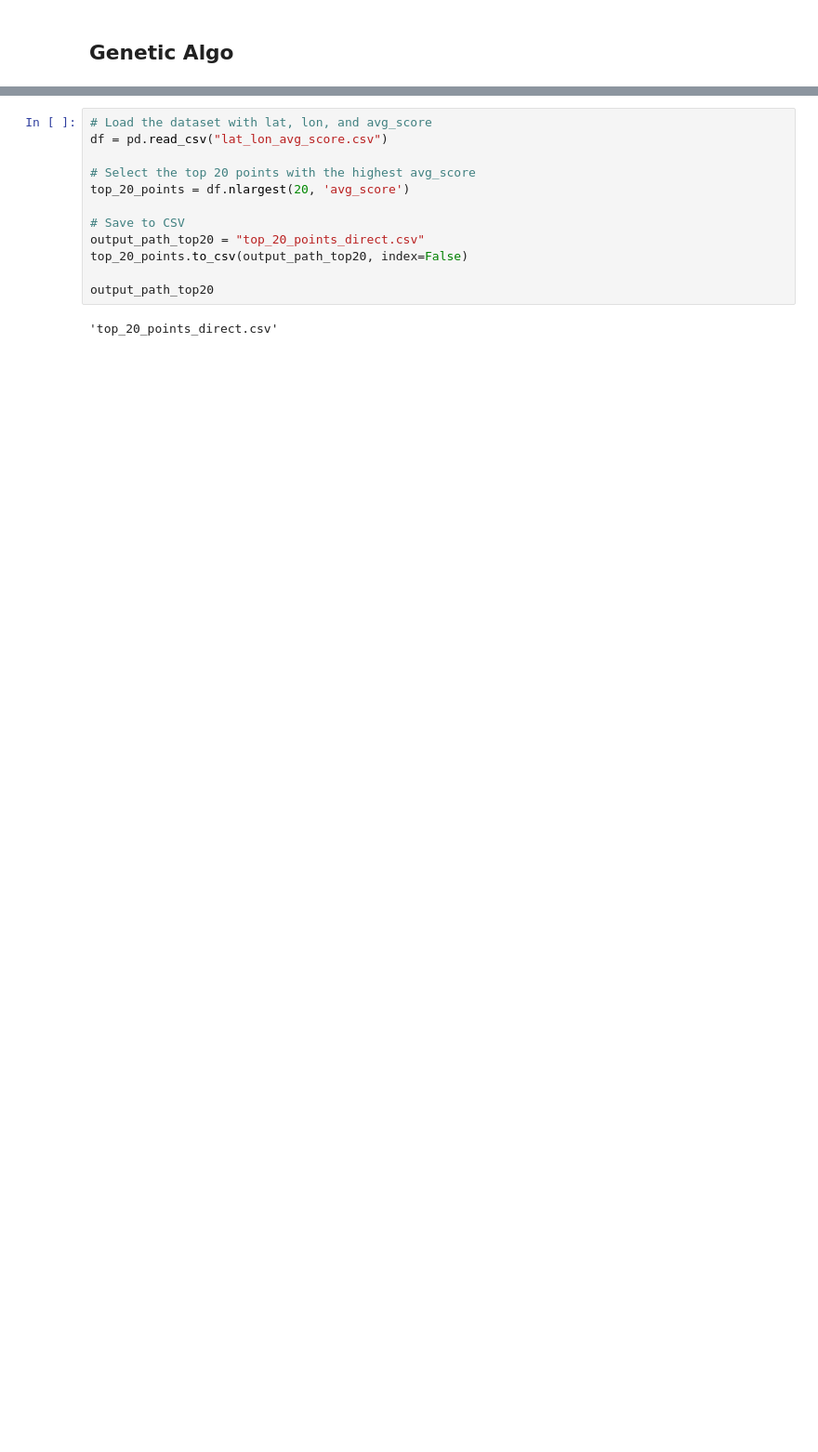
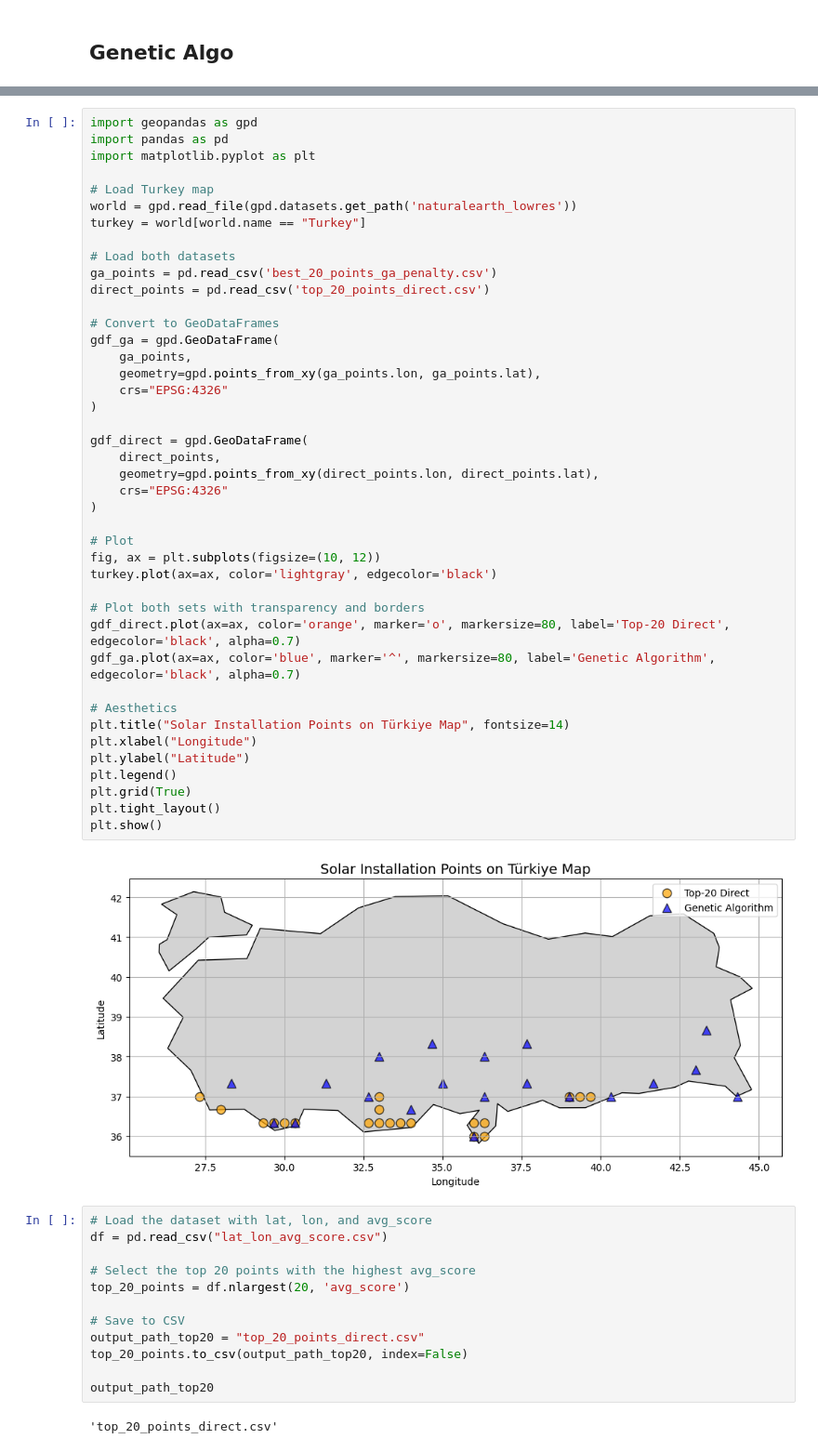
Before and after one commit to RHosgor7/yzv202e, a Jupyter notebook: main.ipynb, the cells around one changed output, grey strips where cells are left out. Shown: that part at 93% size. Drawn from its saved outputs; the diff is of its cells as text; blank space fills up the shorter version.

```diff
--- a/main.ipynb
+++ b/main.ipynb
@@ -161,3 +241,47 @@ plt.show()
+# %%
+import geopandas as gpd
+import pandas as pd
+import matplotlib.pyplot as plt
+
+# Load Turkey map
+world = gpd.read_file(gpd.datasets.get_path('naturalearth_lowres'))
+turkey = world[world.name == "Turkey"]
+
+# Load both datasets
+ga_points = pd.read_csv('best_20_points_ga_penalty.csv')
+direct_points = pd.read_csv('top_20_points_direct.csv')
+
+# Convert to GeoDataFrames
+gdf_ga = gpd.GeoDataFrame(
+    ga_points,
+    geometry=gpd.points_from_xy(ga_points.lon, ga_points.lat),
+    crs="EPSG:4326"
+)
+
+gdf_direct = gpd.GeoDataFrame(
+    direct_points,
+    geometry=gpd.points_from_xy(direct_points.lon, direct_points.lat),
+    crs="EPSG:4326"
+)
+
+# Plot
+fig, ax = plt.subplots(figsize=(10, 12))
+turkey.plot(ax=ax, color='lightgray', edgecolor='black')
+
+# Plot both sets with transparency and borders
+gdf_direct.plot(ax=ax, color='orange', marker='o', markersize=80, label='Top-20 Direct', edgecolor='black', alpha=0.7)
+gdf_ga.plot(ax=ax, color='blue', marker='^', markersize=80, label='Genetic Algorithm', edgecolor='black', alpha=0.7)
+
+# Aesthetics
+plt.title("Solar Installation Points on Türkiye Map", fontsize=14)
+plt.xlabel("Longitude")
+plt.ylabel("Latitude")
+plt.legend()
+plt.grid(True)
+plt.tight_layout()
+plt.show()
+# %% [output]
+[figure, added]
 # %%
 # Load the dataset with lat, lon, and avg_score
 df = pd.read_csv("lat_lon_avg_score.csv")
```
Also changed, not shown: parts of 17 cells of this notebook, 7 other files.
